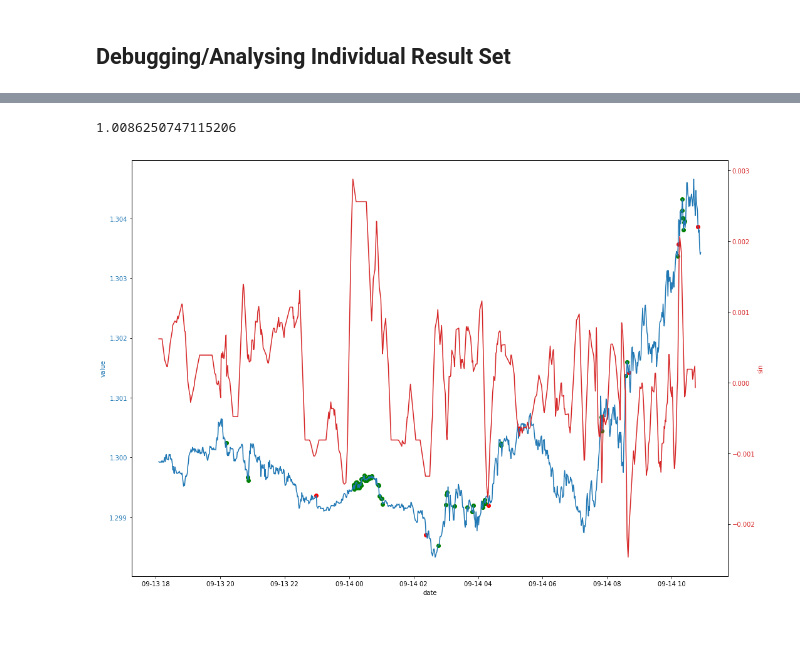
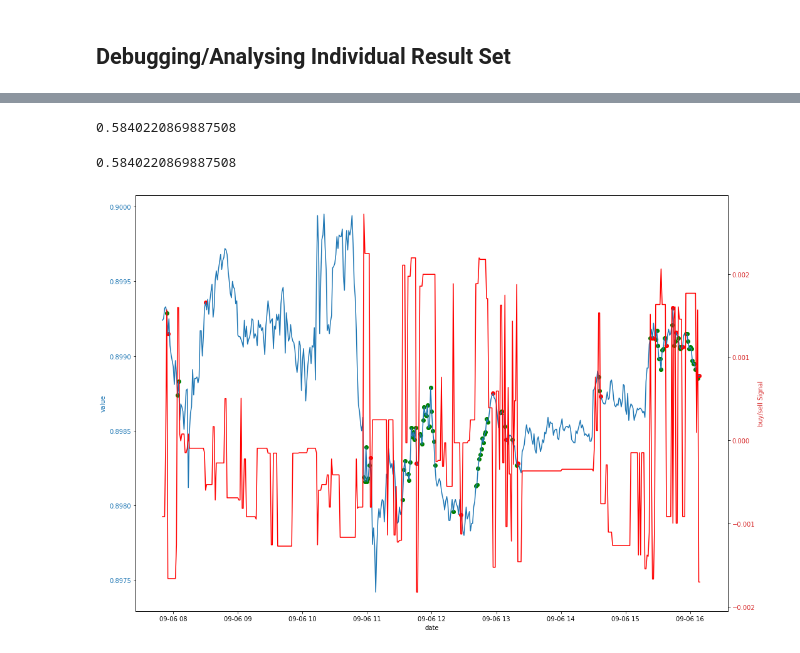
Before and after one commit to Angus-McLean/fxboys, a Jupyter notebook: IntradayDecisionTree.ipynb, the cells around one changed output, grey strips where cells are left out. Cells and saved outputs as stored; diff of their text form; code cells hidden in the pictures.

```diff
--- a/IntradayDecisionTree.ipynb
+++ b/IntradayDecisionTree.ipynb
@@ -202,7 +213,9 @@ def runDTBacktest(df,
     preds = decTree.predict(test_in)
     test_out['preds'] = preds
     trades = make_trades(preds)
-    totalGain = calc_gains(df.close, trades)
+
+    test_df = pd.concat([df, test_in, test_out], axis=1, join_axes=[test_in.index])
+    totalGain = calc_gains(test_df['close'], trades)
 
     return {
         'filename':filename,
@@ -211,7 +224,7 @@ def runDTBacktest(df,
         'df':df,
         'preds':preds,
         'trades':trades,
-        'test_df':pd.concat([df, test_in, test_out], axis=1, join_axes=[test_in.index])
+        'test_df':test_df
     }
 
 # metrics
@@ -249,7 +262,7 @@ sortedResults
 # %% [markdown]
 ## Using Moving Averages in Output Column
 # %%
-tmpDf = results['df'].iloc[:1000]
+tmpDf = results['df'][:500]
 
 shortWind = 10
 longWind = 60
@@ -363,5 +388,5 @@ Total winnings [0.6939863956336165, 0.4156224300940954, 0.2506227123587774, 0.16
 # %%
-curResult = results[0]
+curResult = results[2]
 # %%
 # getBuySellGains(curResult['test_df']['close'], curResult['trades'])
 series = curResult['test_df']['close']
@@ -372,7 +397,11 @@ tradeGains = [cumGains[t[1]] - cumGains[t[0]] for t in trades]
 tradeGains = np.add(np.divide(tradeGains, 100), 1.0)
 np.product(tradeGains)
 # %% [output]
-1.0086250747115206
+0.5840220869887508
+# %%
+getBuySellGains(series, trades)
+# %% [output]
+0.5840220869887508
 # %%
 buyPositionInd = [a[0] for a in curResult['trades']]
 sellPositionInd = np.unique([a[1] for a in curResult['trades']])
@@ -381,27 +410,30 @@ indsOfBuys = curResult['test_df'].iloc[buyPositionInd].index
 indsOfSells = curResult['test_df'].iloc[sellPositionInd].index
 curResult['test_df']['buySig'] = curResult['test_df']['close'][indsOfBuys]
 curResult['test_df']['sellSig'] = curResult['test_df']['close'][indsOfSells]
+# %%
+curResult['test_df']['buySig'] = curResult['test_df']['close'][indsOfBuys]
+curResult['test_df']['sellSig'] = curResult['test_df']['close'][indsOfSells]
 # %%
-tmpDf = curResult['test_df'][-1000:]
+tmpDf = curResult['test_df'][2000:2500]
 
 fig, ax1 = plt.subplots()
 color = 'tab:blue'
 ax1.set_xlabel('date')
 ax1.set_ylabel('value', color=color)
 ax1.plot(tmpDf.index, tmpDf['close'], color=color)
 ax1.scatter(tmpDf.index, tmpDf['buySig'], color='green')
 ax1.scatter(tmpDf.index, tmpDf['sellSig'], color='red')
 ax1.tick_params(axis='y', labelcolor=color)
 
 ax2 = ax1.twinx()  # instantiate a second axes that shares the same x-axis
 
 color = 'tab:red'
-ax2.set_ylabel('sin', color=color)  # we already handled the x-label with ax1
-# ax2.plot(tmpDf.index, tmpDf['preds'], color='red')
-ax2.plot(tmpDf.index, tmpDf['preds'].rolling(10).mean().shift(-10), color=color)
+ax2.set_ylabel('buy/sell Signal', color=color)  # we already handled the x-label with ax1
+ax2.plot(tmpDf.index, tmpDf['preds'], color='red')
+# ax2.plot(tmpDf.index, tmpDf['preds'].rolling(10).mean().shift(-5), color=color)
 ax2.tick_params(axis='y', labelcolor=color)
 
 fig.tight_layout()  # otherwise the right y-label is slightly clipped
 plt.show()
 # %% [output]
-[figure, old version]
+[figure, new version]
```
Also changed, not shown: parts of 6 cells of this notebook, 2 other files.
